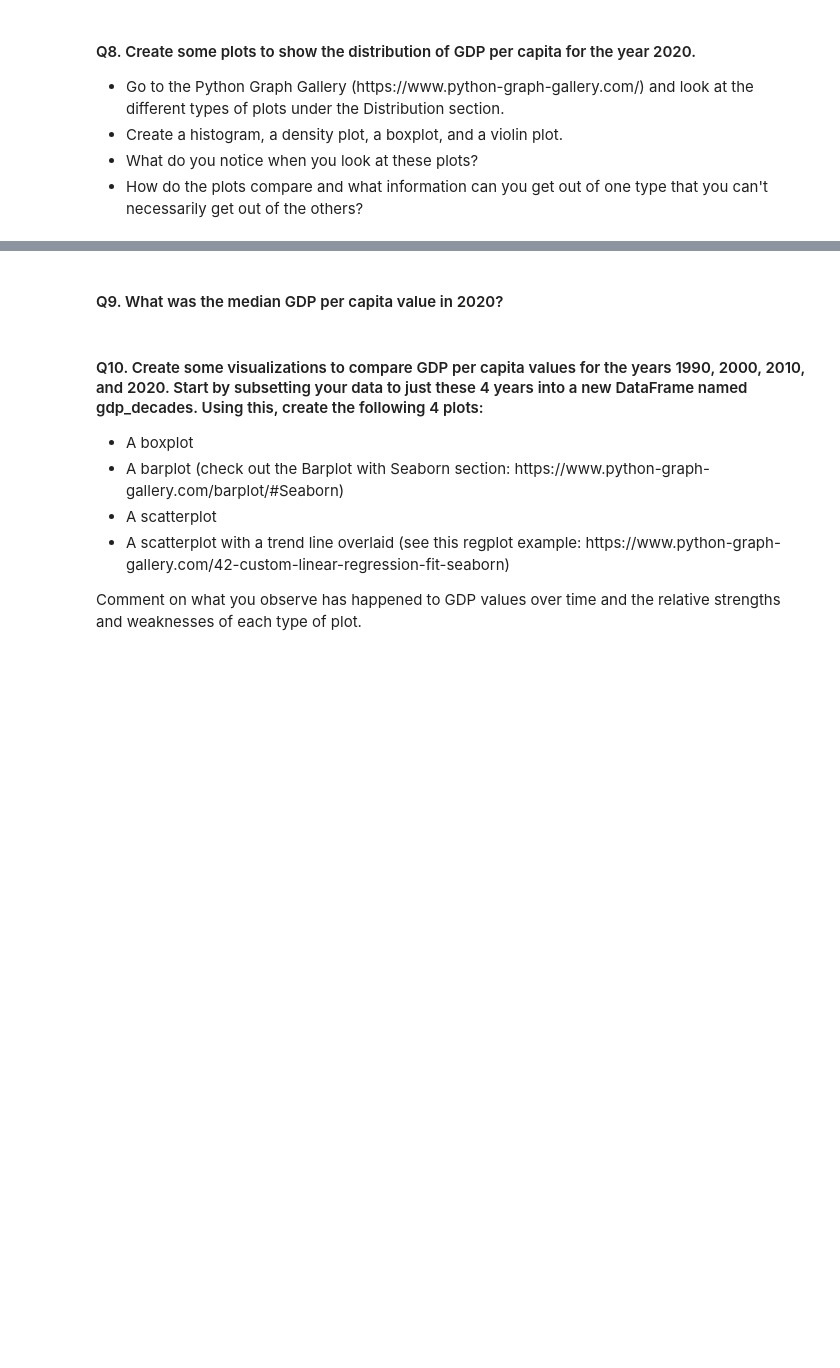
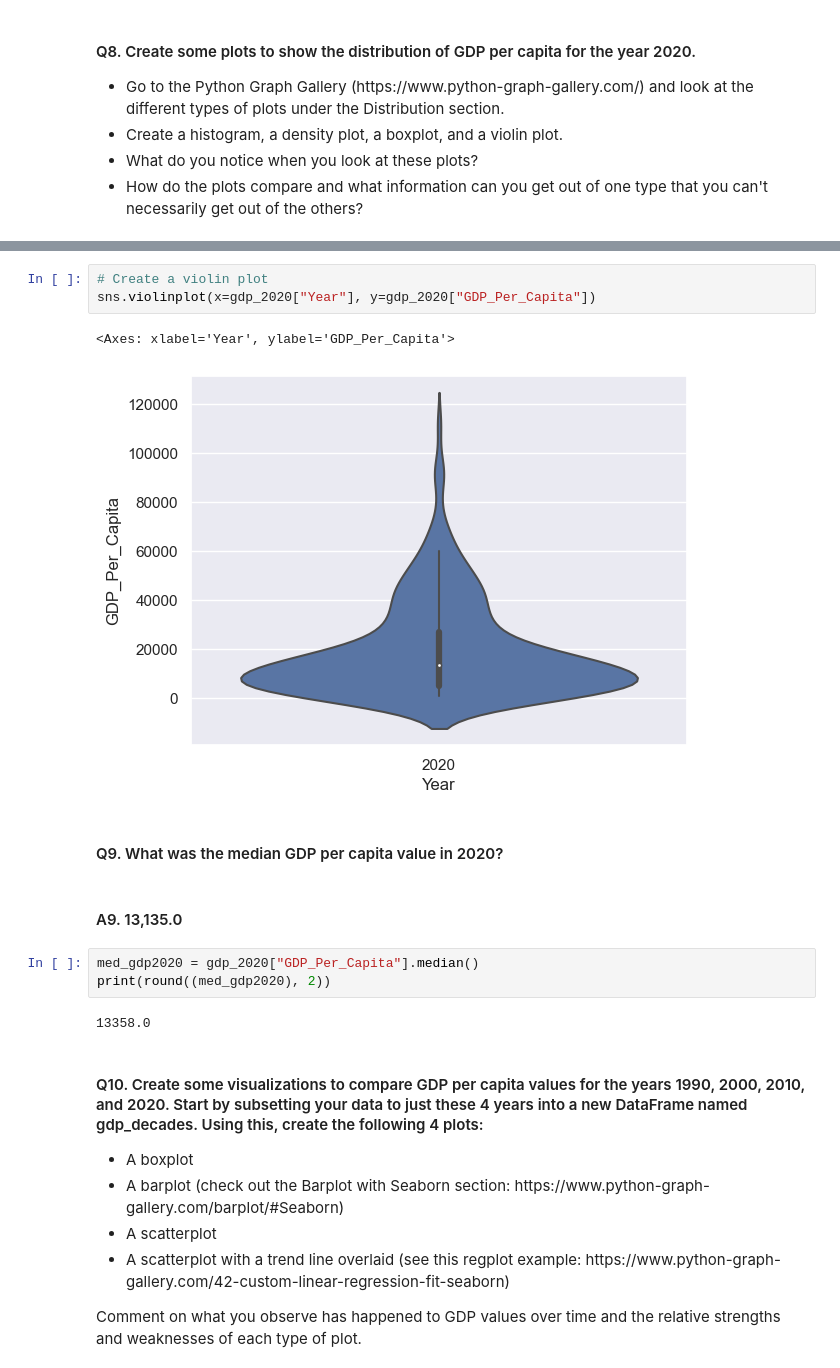
Before and after one commit to NSS-Data-Analytics-Cohort-11/undata-hayleymadden, a Jupyter notebook: notebook/UNdata_DA11.ipynb, the cells around one changed output, grey strips where cells are left out. Saved outputs shown, nothing was run; the diff lists cells and outputs as text; blank space fills up the shorter version.

```diff
--- a/notebook/UNdata_DA11.ipynb
+++ b/notebook/UNdata_DA11.ipynb
@@ -175,5 +202,18 @@ A: Some of these entries, such as 'Sint Maarten (Dutch part)', 'CuraÃ§ao', and
+# %%
+# Create a violin plot
+sns.violinplot(x=gdp_2020["Year"], y=gdp_2020["GDP_Per_Capita"])
+# %% [output]
+<Axes: xlabel='Year', ylabel='GDP_Per_Capita'>
+[figure, added]
 # %% [markdown]
 #### Q9. What was the median GDP per capita value in 2020?
+# %% [markdown]
+#### A9. 13,135.0
+# %%
+med_gdp2020 = gdp_2020["GDP_Per_Capita"].median()
+print(round((med_gdp2020), 2))
+# %% [output]
+13358.0
 # %% [markdown]
 #### Q10. Create some visualizations to compare GDP per capita values for the years 1990, 2000, 2010, and 2020. Start by subsetting your data to just these 4 years into a new DataFrame named gdp_decades. Using this, create the following 4 plots:
 <ul>
```
Also changed, not shown: parts of 19 cells of this notebook.
